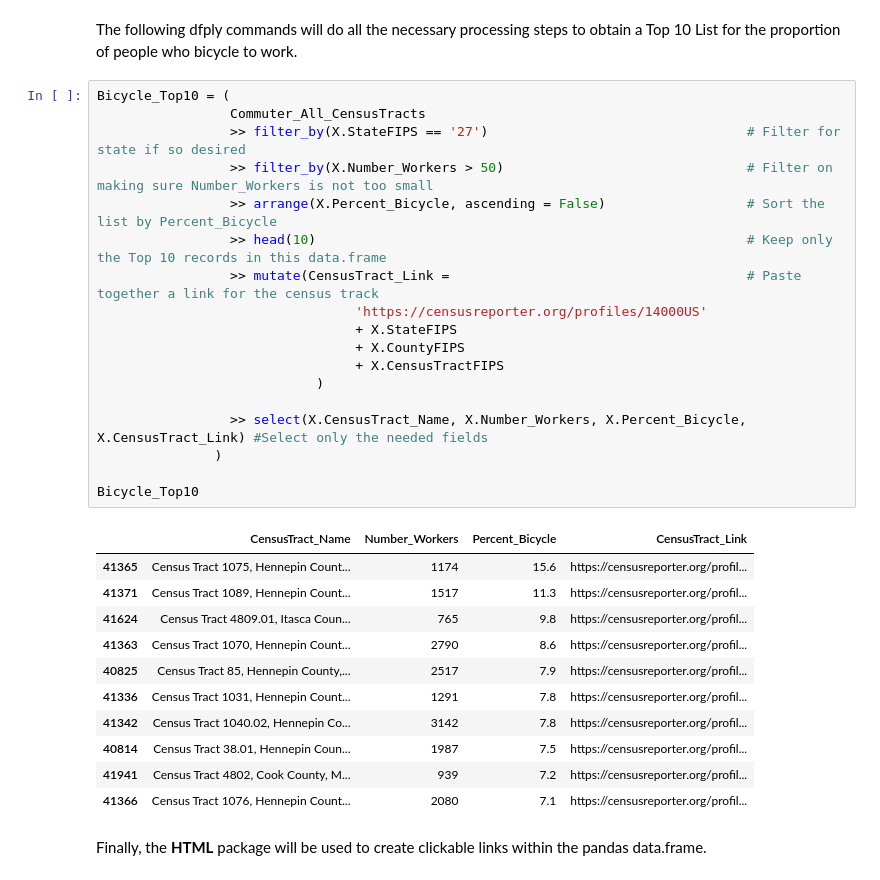
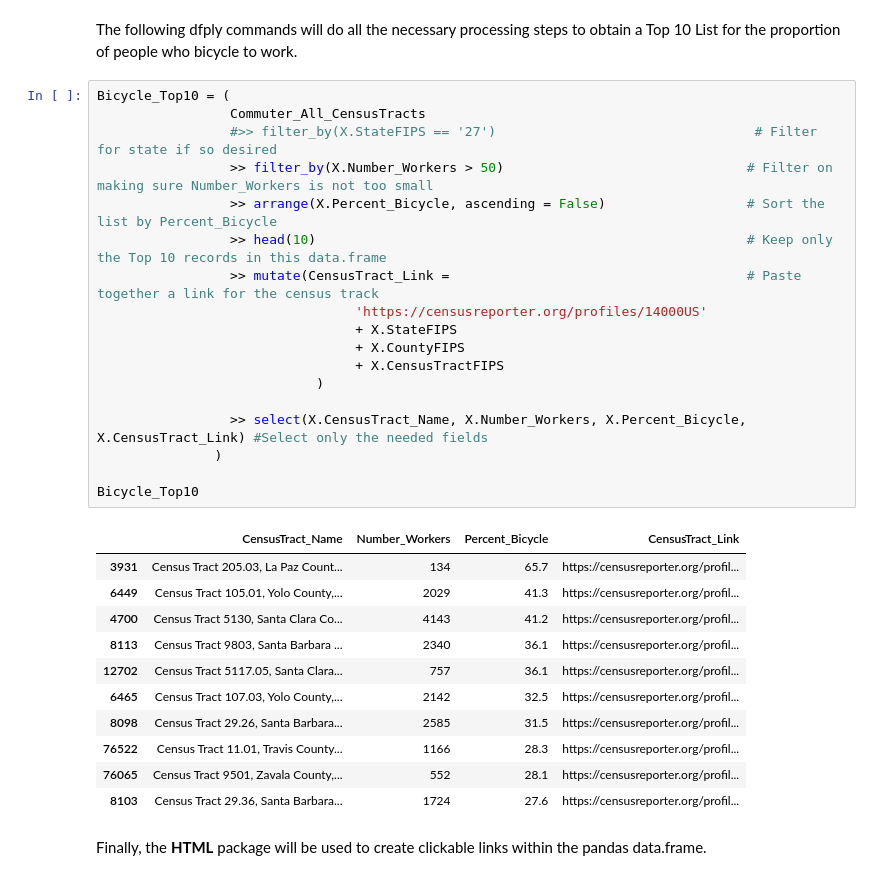
Before and after one commit to yardsale8/DSCI325, a Jupyter notebook: Module6_Part3_CensusAPI_Bash.ipynb, the cells around one changed output. Cells and saved outputs as stored; diff of their text form.

```diff
--- a/Module6_Part3_CensusAPI_Bash.ipynb
+++ b/Module6_Part3_CensusAPI_Bash.ipynb
@@ -466,33 +466,33 @@ The following dfply commands will do all the necessary processing steps to obtai
 # %%
 Bicycle_Top10 = (
                  Commuter_All_CensusTracts
-                 >> filter_by(X.StateFIPS == '27')                                 # Filter for state if so desired
+                 #>> filter_by(X.StateFIPS == '27')                                 # Filter for state if so desired
                  >> filter_by(X.Number_Workers > 50)                               # Filter on making sure Number_Workers is not too small
                  >> arrange(X.Percent_Bicycle, ascending = False)                  # Sort the list by Percent_Bicycle
                  >> head(10)                                                       # Keep only the Top 10 records in this data.frame
                  >> mutate(CensusTract_Link =                                      # Paste together a link for the census track
                                  'https://censusreporter.org/profiles/14000US'
                                  + X.StateFIPS
                                  + X.CountyFIPS
                                  + X.CensusTractFIPS
                             )
 
                  >> select(X.CensusTract_Name, X.Number_Workers, X.Percent_Bicycle, X.CensusTract_Link) #Select only the needed fields
                )
 
 Bicycle_Top10
 # %% [output]
 |  | CensusTract_Name | Number_Workers | Percent_Bicycle | CensusTract_Link |
-| 41365 | Census Tract 1075, Hennepin Count... | 1174 | 15.6 | https://censusreporter.org/profil... |
-| 41371 | Census Tract 1089, Hennepin Count... | 1517 | 11.3 | https://censusreporter.org/profil... |
-| 41624 | Census Tract 4809.01, Itasca Coun... | 765 | 9.8 | https://censusreporter.org/profil... |
-| 41363 | Census Tract 1070, Hennepin Count... | 2790 | 8.6 | https://censusreporter.org/profil... |
-| 40825 | Census Tract 85, Hennepin County,... | 2517 | 7.9 | https://censusreporter.org/profil... |
-| 41336 | Census Tract 1031, Hennepin Count... | 1291 | 7.8 | https://censusreporter.org/profil... |
-| 41342 | Census Tract 1040.02, Hennepin Co... | 3142 | 7.8 | https://censusreporter.org/profil... |
-| 40814 | Census Tract 38.01, Hennepin Coun... | 1987 | 7.5 | https://censusreporter.org/profil... |
-| 41941 | Census Tract 4802, Cook County, M... | 939 | 7.2 | https://censusreporter.org/profil... |
-| 41366 | Census Tract 1076, Hennepin Count... | 2080 | 7.1 | https://censusreporter.org/profil... |
+| 3931 | Census Tract 205.03, La Paz Count... | 134 | 65.7 | https://censusreporter.org/profil... |
+| 6449 | Census Tract 105.01, Yolo County,... | 2029 | 41.3 | https://censusreporter.org/profil... |
+| 4700 | Census Tract 5130, Santa Clara Co... | 4143 | 41.2 | https://censusreporter.org/profil... |
+| 8113 | Census Tract 9803, Santa Barbara ... | 2340 | 36.1 | https://censusreporter.org/profil... |
+| 12702 | Census Tract 5117.05, Santa Clara... | 757 | 36.1 | https://censusreporter.org/profil... |
+| 6465 | Census Tract 107.03, Yolo County,... | 2142 | 32.5 | https://censusreporter.org/profil... |
+| 8098 | Census Tract 29.26, Santa Barbara... | 2585 | 31.5 | https://censusreporter.org/profil... |
+| 76522 | Census Tract 11.01, Travis County... | 1166 | 28.3 | https://censusreporter.org/profil... |
+| 76065 | Census Tract 9501, Zavala County,... | 552 | 28.1 | https://censusreporter.org/profil... |
+| 8103 | Census Tract 29.36, Santa Barbara... | 1724 | 27.6 | https://censusreporter.org/profil... |
 # %% [markdown]
 Finally, the **HTML** package will be used to create clickable links within the pandas data.frame.
 # %%
```
Also changed, not shown: parts of 1 cell of this notebook.
